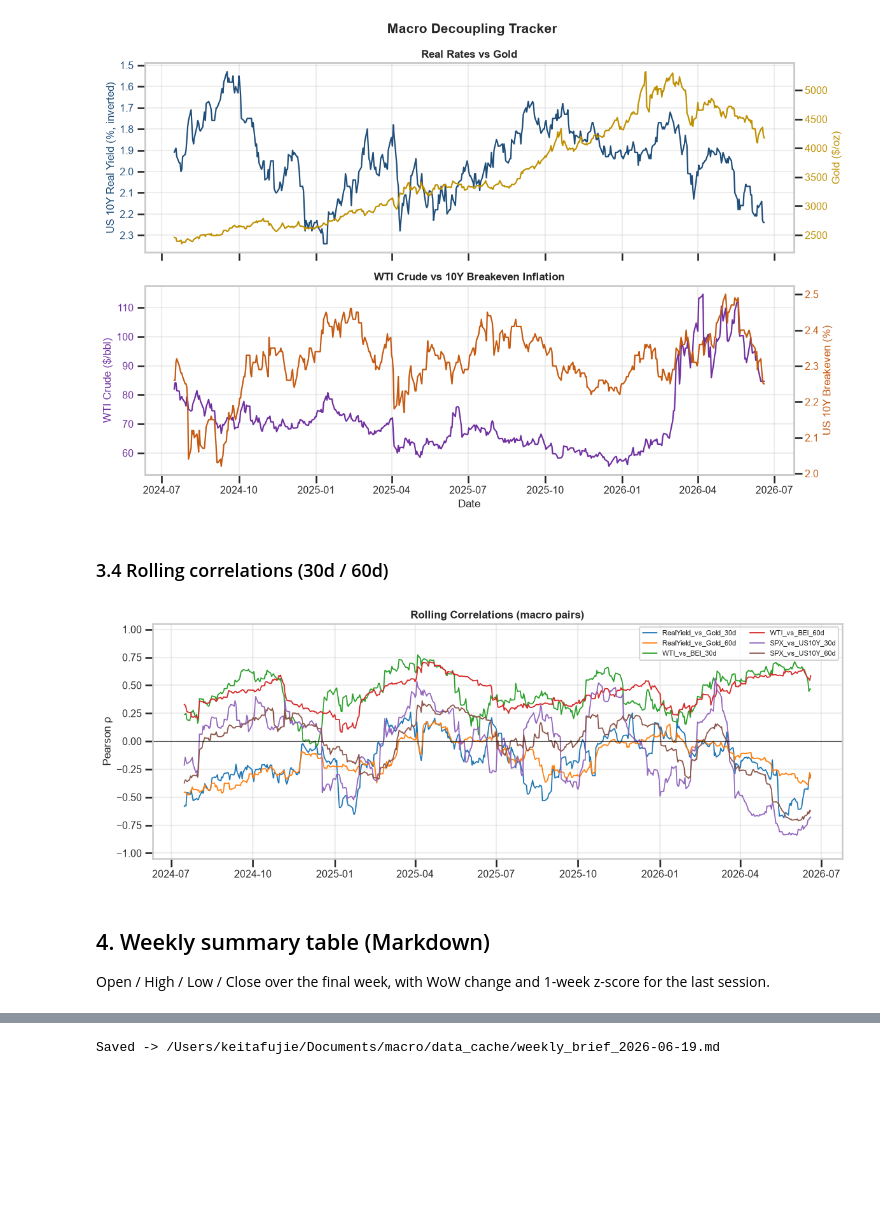
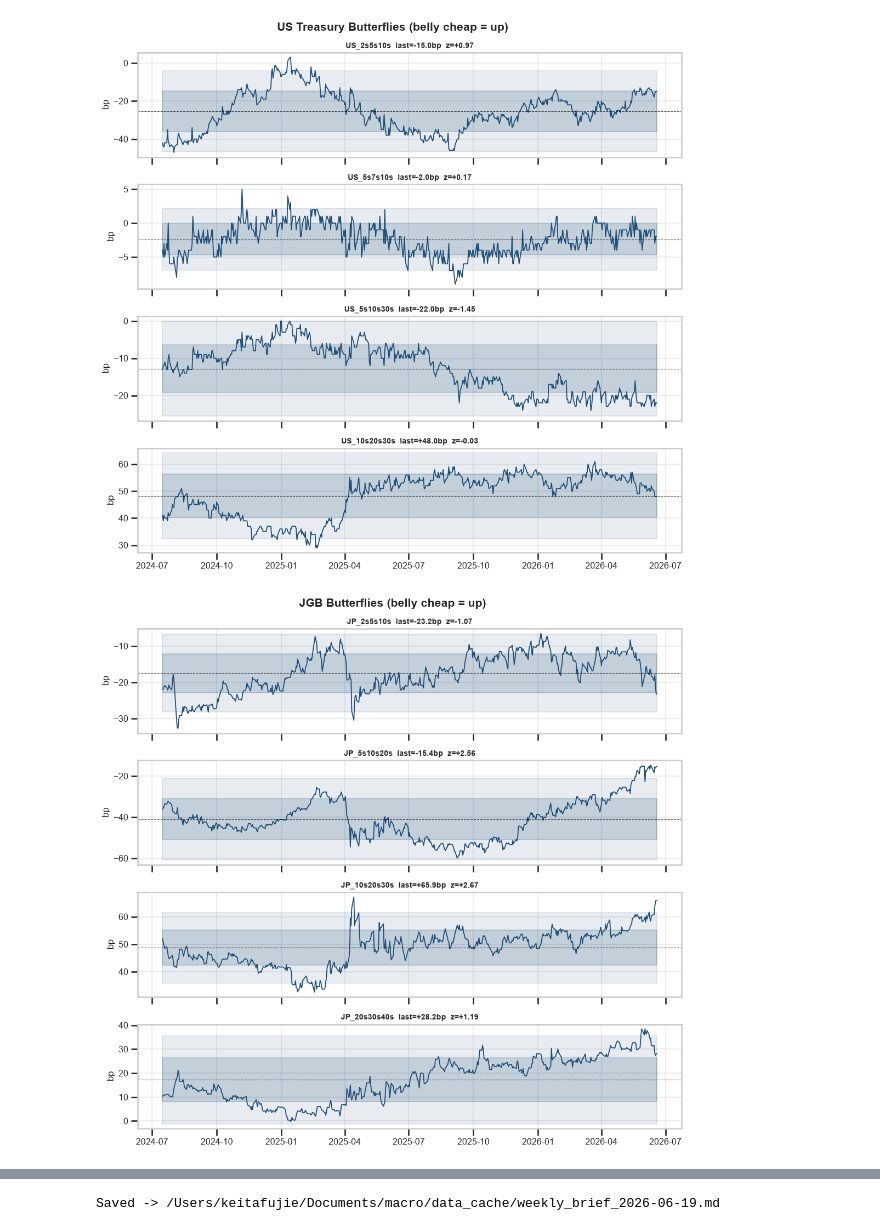
Before and after one commit to kfujie/macro_watch, a Jupyter notebook: macro_watch/weekly_report.ipynb, the cells around one changed output, grey strips where cells are left out. Drawn from its saved outputs; the diff is of its cells as text; code cells hidden in the pictures; blank space fills up the shorter version.

```diff
--- a/macro_watch/weekly_report.ipynb
+++ b/macro_watch/weekly_report.ipynb
@@ -107,14 +183,10 @@ _ = visualizer.plot_curve_shifts(panel)
-# %%
-_ = visualizer.plot_decoupling(panel)
-# %% [output]
-[figure, removed]
-# %% [markdown]
-### 3.4 Rolling correlations (30d / 60d)
-# %%
-_ = visualizer.plot_rolling_correlations(summary.correlations)
-# %% [output]
-[figure, removed]
-# %% [markdown]
-## 4. Weekly summary table (Markdown)
-
-Open / High / Low / Close over the final week, with WoW change and 1-week z-score for the last session.
+# %%
+_ = visualizer.plot_butterflies(
+    panel, "US", ("US_2s5s10s", "US_5s7s10s", "US_5s10s30s", "US_10s20s30s")
+)
+_ = visualizer.plot_butterflies(
+    panel, "JP", ("JP_2s5s10s", "JP_5s10s20s", "JP_10s20s30s", "JP_20s30s40s")
+)
+# %% [output]
+[figure, added]
+[figure, added]
```
Also changed, not shown: parts of 24 cells of this notebook, 4 other files.
